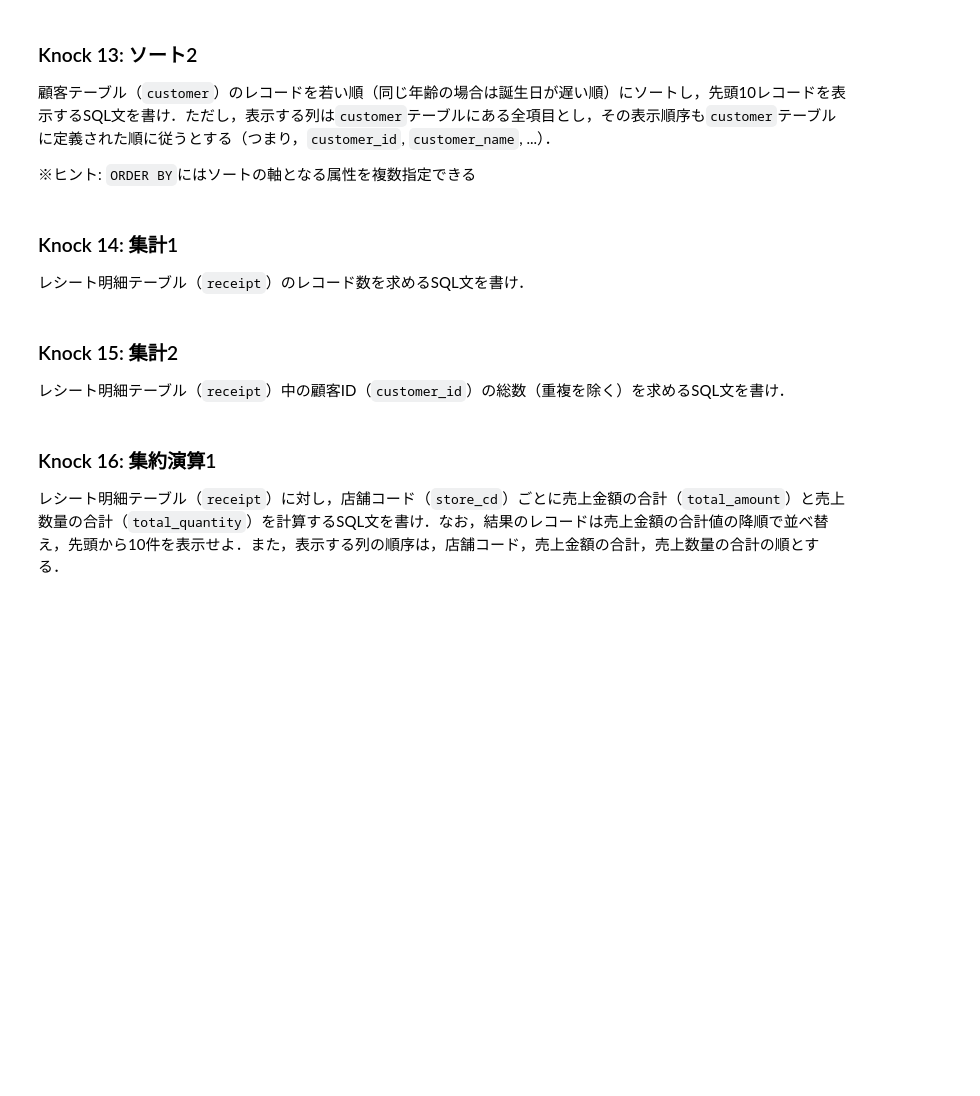
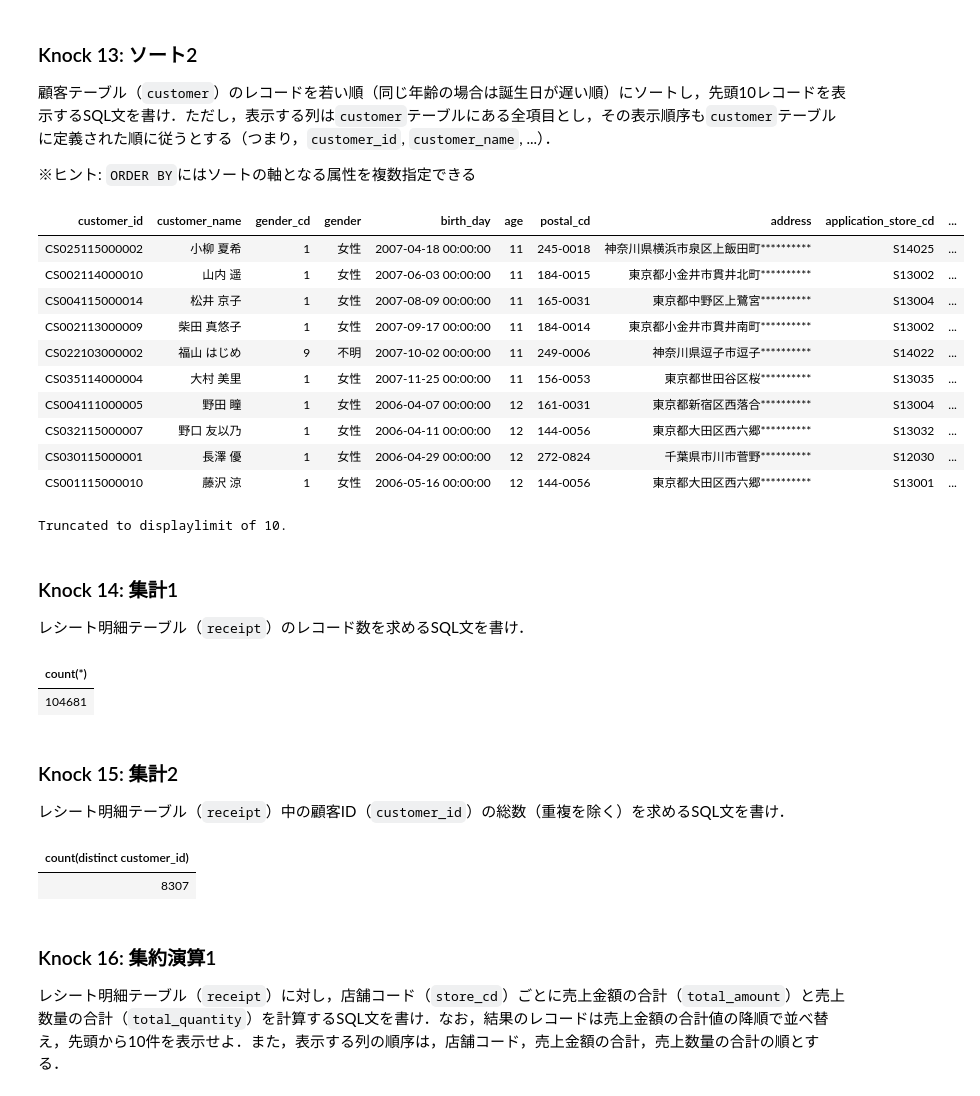
Before and after one commit to daihira078-eng/-, a Jupyter notebook: content/assignment/sql.ipynb, the cells around one changed output. Saved outputs shown, nothing was run; the diff lists cells and outputs as text; code cells hidden in the pictures; blank space fills up the shorter version.

```diff
--- a/content/assignment/sql.ipynb
+++ b/content/assignment/sql.ipynb
@@ -292,8 +395,37 @@ WHERE
+# %%
+%%sql
+
+select *
+from
+    customer
+order by age, birth_day asc
+limit 10;
+# %% [output]
+| customer_id | customer_name | gender_cd | gender | birth_day | age | postal_cd | address | application_store_cd | ... |
+| CS025115000002 | 小柳 夏希 | 1 | 女性 | 2007-04-18 00:00:00 | 11 | 245-0018 | 神奈川県横浜市泉区上飯田町********** | S14025 | ... |
+| CS002114000010 | 山内 遥 | 1 | 女性 | 2007-06-03 00:00:00 | 11 | 184-0015 | 東京都小金井市貫井北町********** | S13002 | ... |
+| CS004115000014 | 松井 京子 | 1 | 女性 | 2007-08-09 00:00:00 | 11 | 165-0031 | 東京都中野区上鷺宮********** | S13004 | ... |
+| CS002113000009 | 柴田 真悠子 | 1 | 女性 | 2007-09-17 00:00:00 | 11 | 184-0014 | 東京都小金井市貫井南町********** | S13002 | ... |
+| CS022103000002 | 福山 はじめ | 9 | 不明 | 2007-10-02 00:00:00 | 11 | 249-0006 | 神奈川県逗子市逗子********** | S14022 | ... |
+| CS035114000004 | 大村 美里 | 1 | 女性 | 2007-11-25 00:00:00 | 11 | 156-0053 | 東京都世田谷区桜********** | S13035 | ... |
+| CS004111000005 | 野田 瞳 | 1 | 女性 | 2006-04-07 00:00:00 | 12 | 161-0031 | 東京都新宿区西落合********** | S13004 | ... |
+| CS032115000007 | 野口 友以乃 | 1 | 女性 | 2006-04-11 00:00:00 | 12 | 144-0056 | 東京都大田区西六郷********** | S13032 | ... |
+| CS030115000001 | 長澤 優 | 1 | 女性 | 2006-04-29 00:00:00 | 12 | 272-0824 | 千葉県市川市菅野********** | S12030 | ... |
+| CS001115000010 | 藤沢 涼 | 1 | 女性 | 2006-05-16 00:00:00 | 12 | 144-0056 | 東京都大田区西六郷********** | S13001 | ... |
+Truncated to displaylimit of 10.
 # %% [markdown]
 ### Knock 14: 集計1
 レシート明細テーブル（`receipt`）のレコード数を求めるSQL文を書け．
 # %%
 %%sql
+
+select
+    count(*)
+from
+    receipt;
+# %% [output]
+| count(*) |
+| 104681 |
 # %% [markdown]
 ### Knock 15: 集計2
 レシート明細テーブル（`receipt`）中の顧客ID（`customer_id`）の総数（重複を除く）を求めるSQL文を書け．
@@ -302,3 +432,13 @@ WHERE
+# %%
+%%sql
+
+select
+    count(distinct customer_id)
+from
+    receipt;
+# %% [output]
+| count(distinct customer_id) |
+| 8307 |
 # %% [markdown]
 ### Knock 16: 集約演算1
 レシート明細テーブル（`receipt`）に対し，店舗コード（`store_cd`）ごとに売上金額の合計（`total_amount`）と売上数量の合計（`total_quantity`）を計算するSQL文を書け．なお，結果のレコードは売上金額の合計値の降順で並べ替え，先頭から10件を表示せよ．また，表示する列の順序は，店舗コード，売上金額の合計，売上数量の合計の順とする．
```
Also changed, not shown: parts of 29 cells of this notebook.
